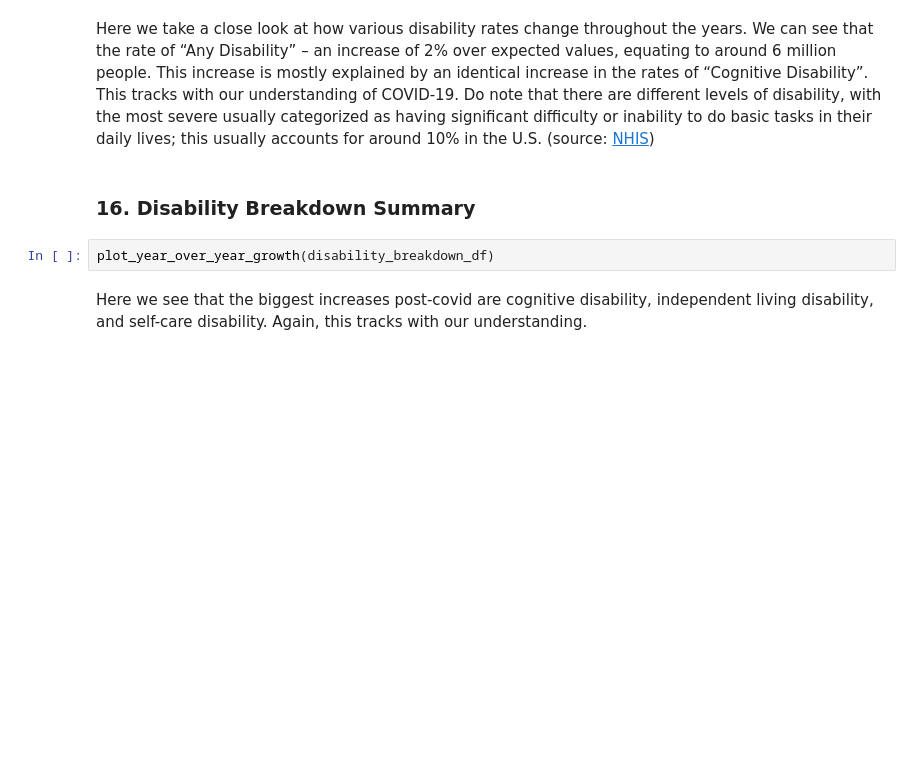
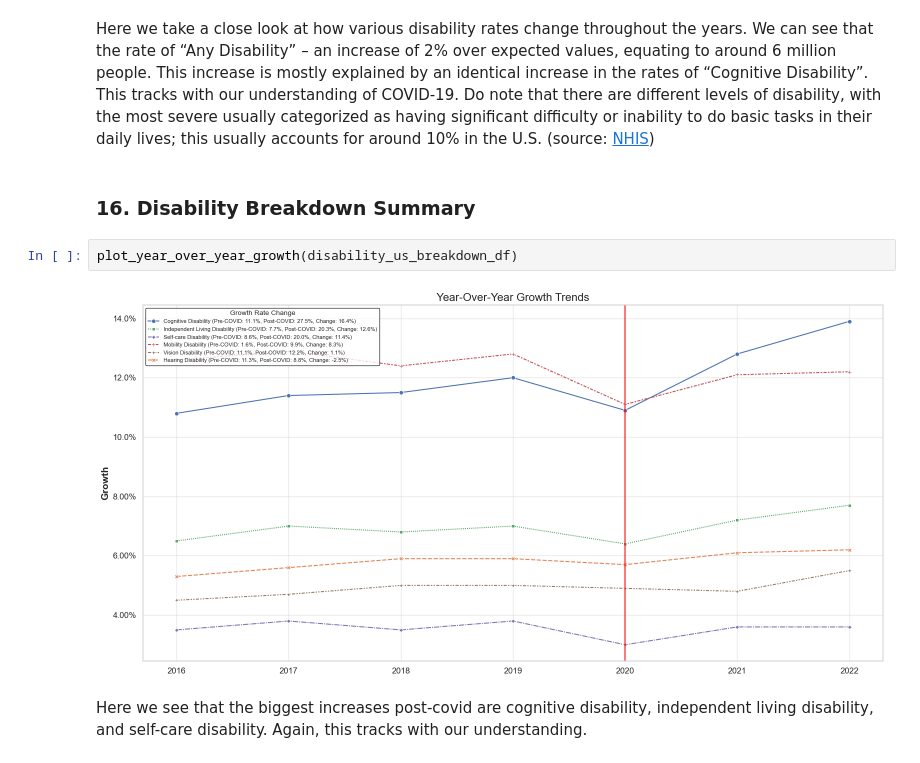
Before and after one commit to DATA5310/covid_effects, a Jupyter notebook: notebooks/homeworks/3.homework_9.ipynb, the cells around one changed output. Cells and saved outputs as stored; diff of their text form; blank space fills up the shorter version.

```diff
--- a/notebooks/homeworks/3.homework_9.ipynb
+++ b/notebooks/homeworks/3.homework_9.ipynb
@@ -827,7 +842,9 @@ Here we take a close look at how various disability rates change throughout the
 # %% [markdown]
 ### 16. Disability Breakdown Summary
 # %%
-plot_year_over_year_growth(disability_breakdown_df)
+plot_year_over_year_growth(disability_us_breakdown_df)
+# %% [output]
+[figure, added]
 # %% [markdown]
 Here we see that the biggest increases post-covid are cognitive disability, independent living disability, and self-care disability. Again, this tracks with our understanding.
 # %% [markdown]
```
Also changed, not shown: parts of 17 cells of this notebook, 3 other files.
